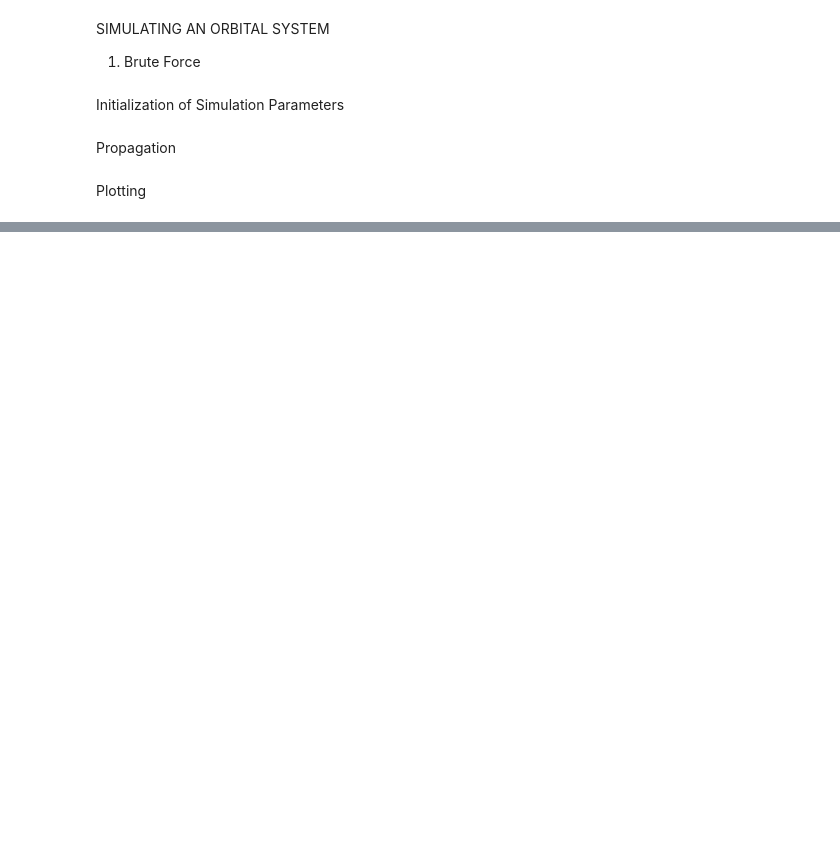
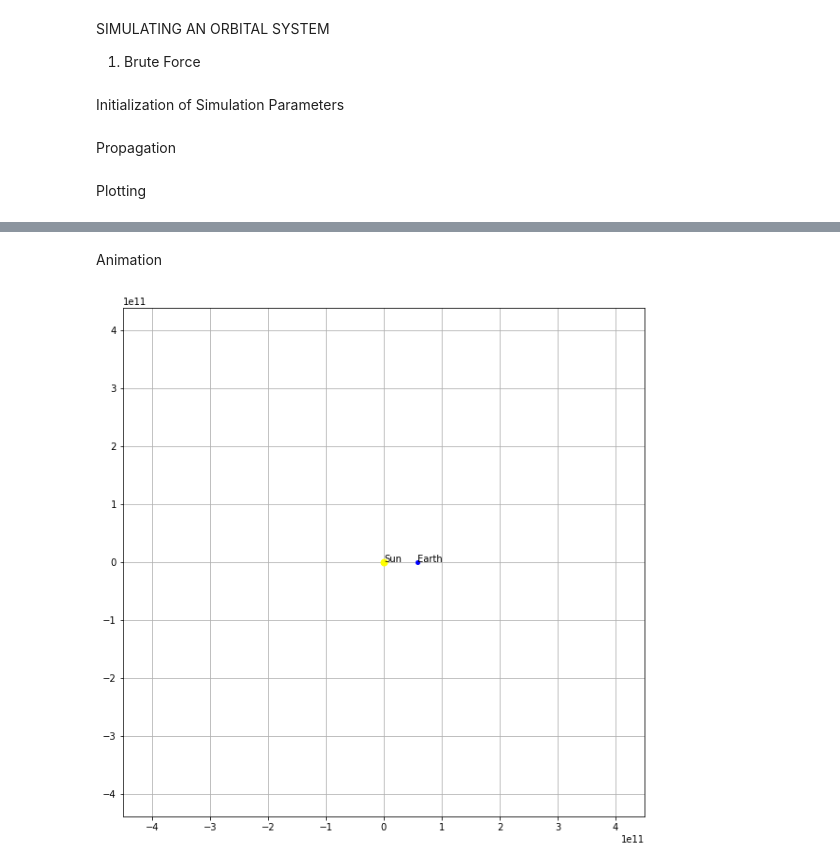
Before and after one commit to harishaseebat92/N_Body_Simulations, a Jupyter notebook: Solar_System.ipynb, the cells around one changed output, grey strips where cells are left out. Saved outputs shown, nothing was run; the diff lists cells and outputs as text; code cells hidden in the pictures; blank space fills up the shorter version.

```diff
--- a/Solar_System.ipynb
+++ b/Solar_System.ipynb
@@ -47,0 +50,48 @@ plt.scatter(r[:,0,4],r[:,1,4],s=0.1)
+# %% [markdown]
+Animation
+# %%
+fig, ax = plt.subplots(figsize=(10,10))
+ax.set_aspect('equal')
+ax.grid()
+AU          = 1.5e11                    # earth sun distance
+
+line_e,     = ax.plot([],[],'-g',lw=1,c='blue')
+point_e,    = ax.plot([AU], [0], marker="o"
+                      , markersize=4
+                      , markeredgecolor="blue"
+                      , markerfacecolor="blue")
+text_e      = ax.text(AU,0,'Earth')
+
+point_s,    = ax.plot([0], [0], marker="o"
+                      , markersize=7
+                      , markeredgecolor="yellow"
+                      , markerfacecolor="yellow")
+text_s      = ax.text(0,0,'Sun')
+
+exdata,eydata = [],[]                   # earth track
+sxdata,sydata = [],[]                   # sun track
+
+def update(i):
+    exdata.append(r[i,0,1])
+    eydata.append(r[i,1,1])
+
+    line_e.set_data(exdata,eydata)
+    point_e.set_data(r[i,0,1],r[i,1,1])
+    text_e.set_position((r[i,0,1],r[i,1,1]))
+
+    point_s.set_data(r[i,0,0],r[i,1,0])
+    text_s.set_position((r[i,0,0],r[i,1,0]))
+    ax.axis('equal')
+    ax.set_xlim(-3*AU,3*AU)
+    ax.set_ylim(-3*AU,3*AU)
+
+    return line_e,point_s,point_e,text_e,text_s
+
+anim = animation.FuncAnimation(fig
+                                ,func=update
+                                ,frames=len(t)
+                                ,interval=1
+                                ,blit=True)
+plt.show()
+# %% [output]
+[figure, added]
```
Also changed, not shown: parts of 6 cells of this notebook.
